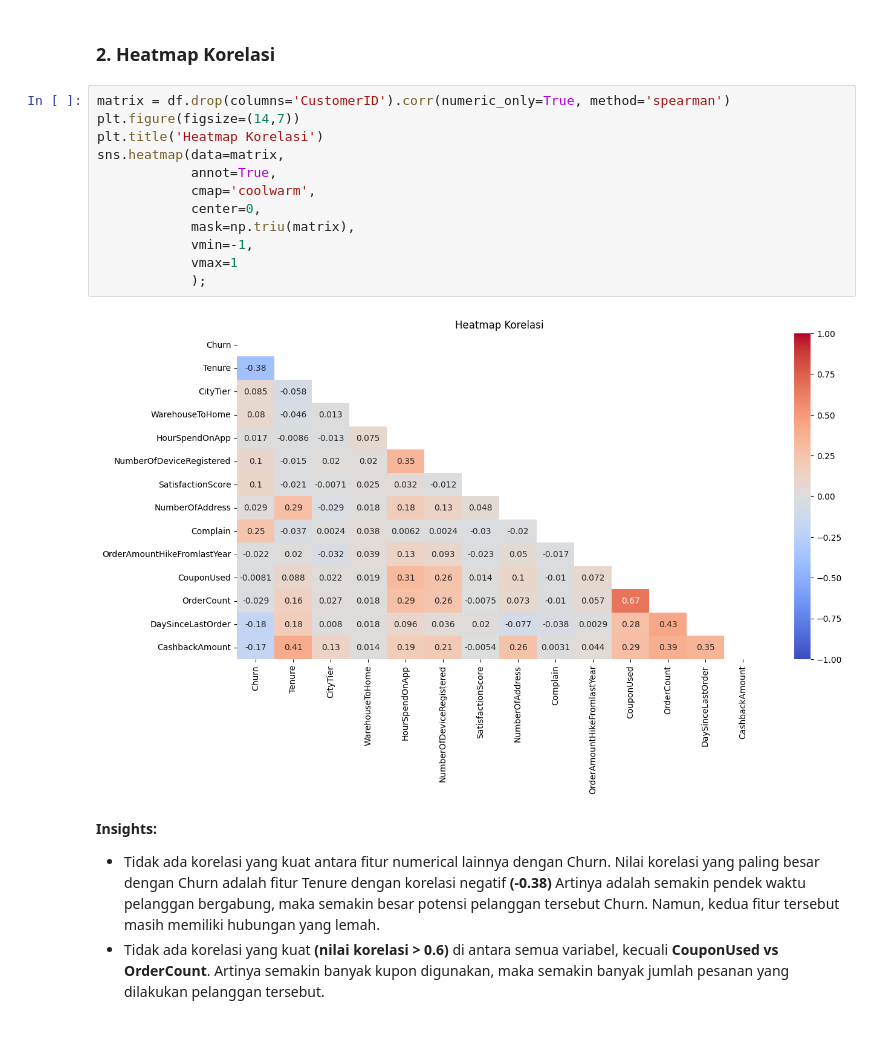
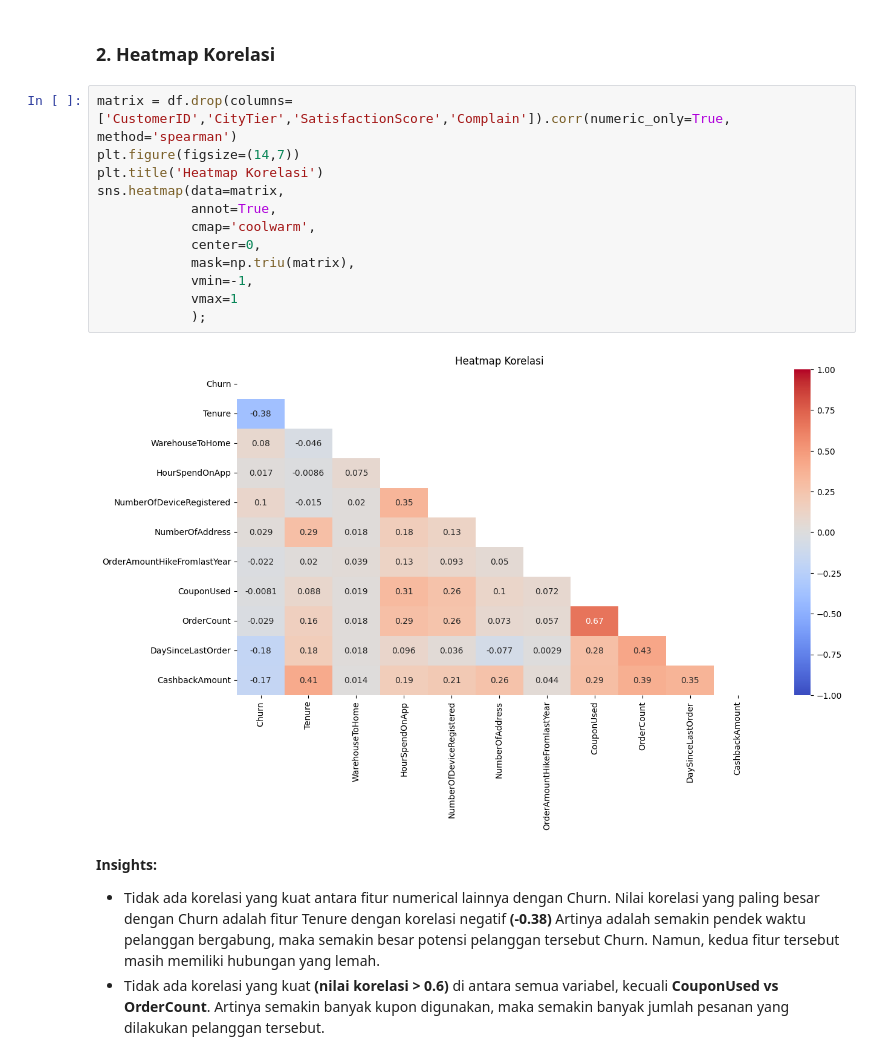
Before and after one commit to tasiamdln/E_Commerce_Churn_Analysis_ML, a Jupyter notebook: E_Commerce_Churn_Classification_and_Data_Analysis.ipynb, the cells around one changed output. Cells and saved outputs as stored; diff of their text form.

```diff
--- a/E_Commerce_Churn_Classification_and_Data_Analysis.ipynb
+++ b/E_Commerce_Churn_Classification_and_Data_Analysis.ipynb
@@ -357,19 +360,19 @@ Data yang kita miliki tidak seimbang: lebih banyak user yang **stay/tidak churn
 # %% [markdown]
 ### **2. Heatmap Korelasi**
 # %%
-matrix = df.drop(columns='CustomerID').corr(numeric_only=True, method='spearman')
+matrix = df.drop(columns=['CustomerID','CityTier','SatisfactionScore','Complain']).corr(numeric_only=True, method='spearman')
 plt.figure(figsize=(14,7))
 plt.title('Heatmap Korelasi')
 sns.heatmap(data=matrix,
             annot=True,
             cmap='coolwarm',
             center=0,
             mask=np.triu(matrix),
             vmin=-1,
             vmax=1
             );
 # %% [output]
-[figure, old version]
+[figure, new version]
 # %% [markdown]
 **Insights:**
 - Tidak ada korelasi yang kuat antara fitur numerical lainnya dengan Churn. Nilai korelasi yang paling besar dengan Churn adalah fitur Tenure dengan korelasi negatif **(-0.38)** Artinya adalah semakin pendek waktu pelanggan bergabung, maka semakin besar potensi pelanggan tersebut Churn. Namun, kedua fitur tersebut masih memiliki hubungan yang lemah.
```
Also changed, not shown: parts of 5 cells of this notebook.
